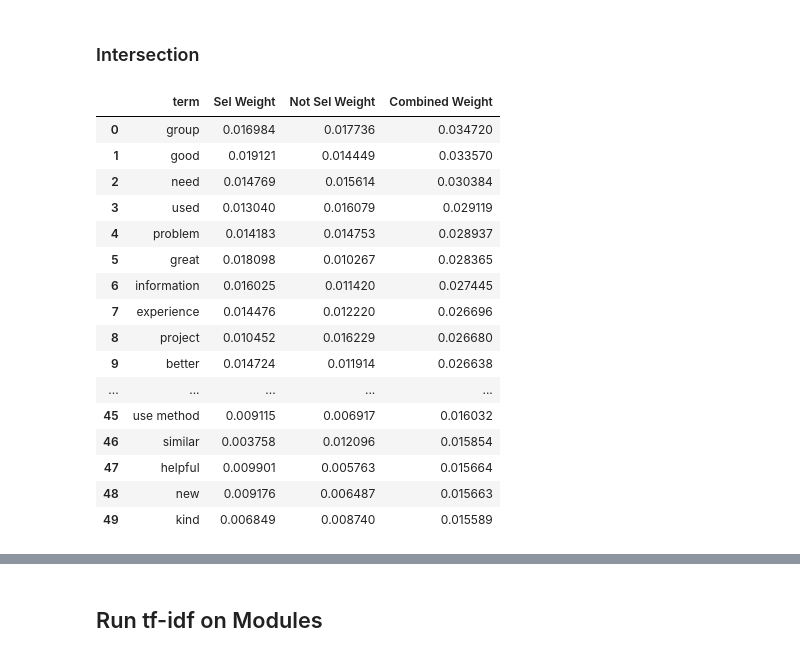
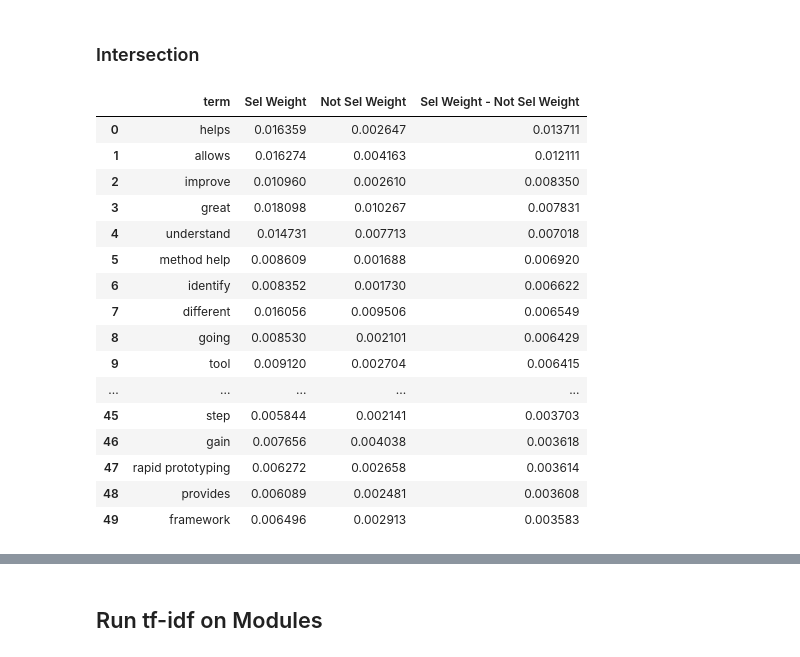
Before and after one commit to henryee333/tDX, a Jupyter notebook: Response Analysis.ipynb, the cells around one changed output, grey strips where cells are left out. Cells and saved outputs as stored; diff of their text form; code cells hidden in the pictures.

```diff
--- a/Response Analysis.ipynb
+++ b/Response Analysis.ipynb
@@ -280,24 +280,24 @@ Standout words: "time consuming", "limited", "difficult"
 # %%
 intersect = pd.merge(selWts, notselWts, on="term")
 intersect.columns = ["term", "Sel Weight", "Not Sel Weight"]
-intersect["Combined Weight"] = intersect.apply(lambda row: row["Sel Weight"] + row["Not Sel Weight"], axis = 1)
-intersect = intersect.sort_values("Combined Weight", ascending = False).reset_index().drop("index", 1)
+intersect["Sel Weight - Not Sel Weight"] = intersect.apply(lambda row: row["Sel Weight"] - row["Not Sel Weight"], axis = 1)
+intersect = intersect.sort_values("Sel Weight - Not Sel Weight", ascending = False).reset_index().drop("index", 1)
 intersect.head(50)
 # %% [output]
-|  | term | Sel Weight | Not Sel Weight | Combined Weight |
-| 0 | group | 0.016984 | 0.017736 | 0.034720 |
-| 1 | good | 0.019121 | 0.014449 | 0.033570 |
-| 2 | need | 0.014769 | 0.015614 | 0.030384 |
-| 3 | used | 0.013040 | 0.016079 | 0.029119 |
-| 4 | problem | 0.014183 | 0.014753 | 0.028937 |
-| 5 | great | 0.018098 | 0.010267 | 0.028365 |
-| 6 | information | 0.016025 | 0.011420 | 0.027445 |
-| 7 | experience | 0.014476 | 0.012220 | 0.026696 |
-| 8 | project | 0.010452 | 0.016229 | 0.026680 |
-| 9 | better | 0.014724 | 0.011914 | 0.026638 |
+|  | term | Sel Weight | Not Sel Weight | Sel Weight - Not Sel Weight |
+| 0 | helps | 0.016359 | 0.002647 | 0.013711 |
+| 1 | allows | 0.016274 | 0.004163 | 0.012111 |
+| 2 | improve | 0.010960 | 0.002610 | 0.008350 |
+| 3 | great | 0.018098 | 0.010267 | 0.007831 |
+| 4 | understand | 0.014731 | 0.007713 | 0.007018 |
+| 5 | method help | 0.008609 | 0.001688 | 0.006920 |
+| 6 | identify | 0.008352 | 0.001730 | 0.006622 |
+| 7 | different | 0.016056 | 0.009506 | 0.006549 |
+| 8 | going | 0.008530 | 0.002101 | 0.006429 |
+| 9 | tool | 0.009120 | 0.002704 | 0.006415 |
 | ... | ... | ... | ... | ... |
-| 45 | use method | 0.009115 | 0.006917 | 0.016032 |
-| 46 | similar | 0.003758 | 0.012096 | 0.015854 |
-| 47 | helpful | 0.009901 | 0.005763 | 0.015664 |
-| 48 | new | 0.009176 | 0.006487 | 0.015663 |
-| 49 | kind | 0.006849 | 0.008740 | 0.015589 |
+| 45 | step | 0.005844 | 0.002141 | 0.003703 |
+| 46 | gain | 0.007656 | 0.004038 | 0.003618 |
+| 47 | rapid prototyping | 0.006272 | 0.002658 | 0.003614 |
+| 48 | provides | 0.006089 | 0.002481 | 0.003608 |
+| 49 | framework | 0.006496 | 0.002913 | 0.003583 |
```
Also changed, not shown: parts of 11 cells of this notebook, 3 other files.
